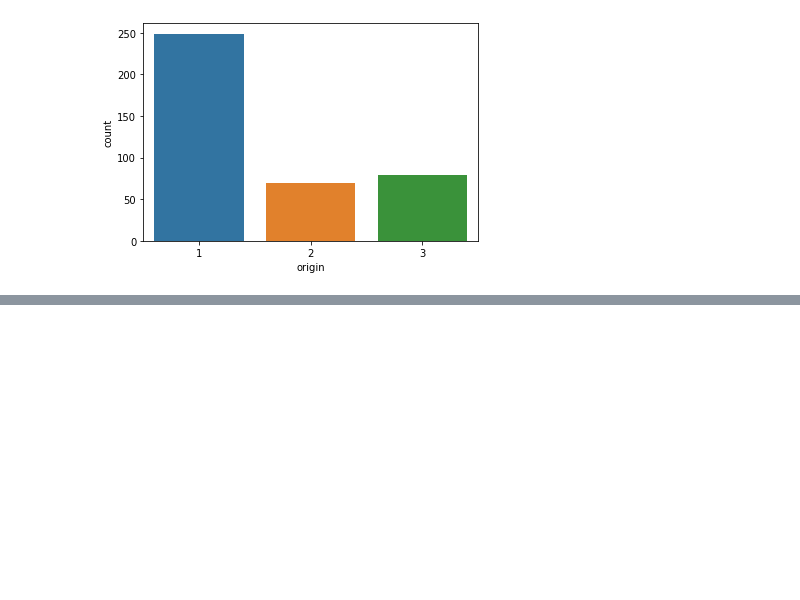
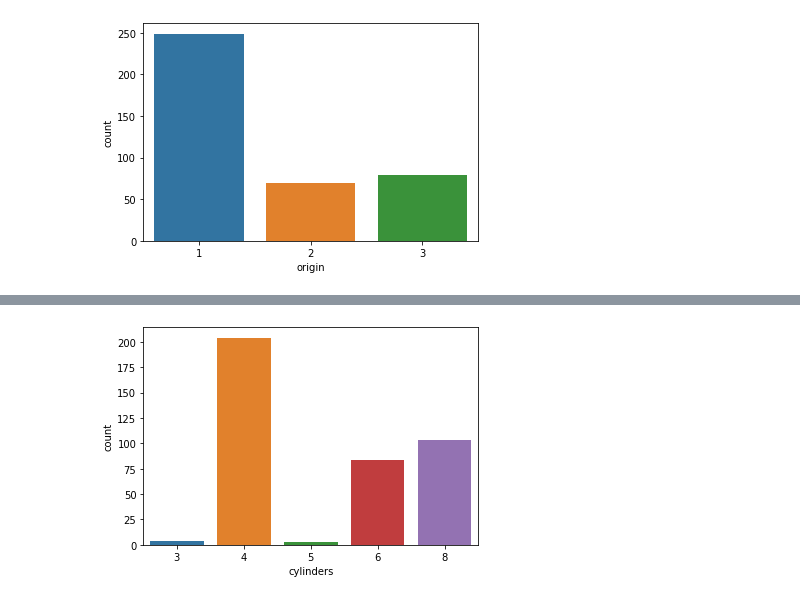
Before and after one commit to khalilullahalfaath/Project_Based_ML, a Jupyter notebook: ML_Project_based.ipynb, the cells around one changed output, grey strips where cells are left out. Saved outputs shown, nothing was run; the diff lists cells and outputs as text; code cells hidden in the pictures; blank space fills up the shorter version.

```diff
--- a/ML_Project_based.ipynb
+++ b/ML_Project_based.ipynb
@@ -405,0 +436,5 @@ sns.countplot(x=df["origin"])
+# %%
+sns.countplot(x=df["cylinders"])
+plt.show()
+# %% [output]
+[figure, added]
```
Also changed, not shown: parts of 49 cells of this notebook.
